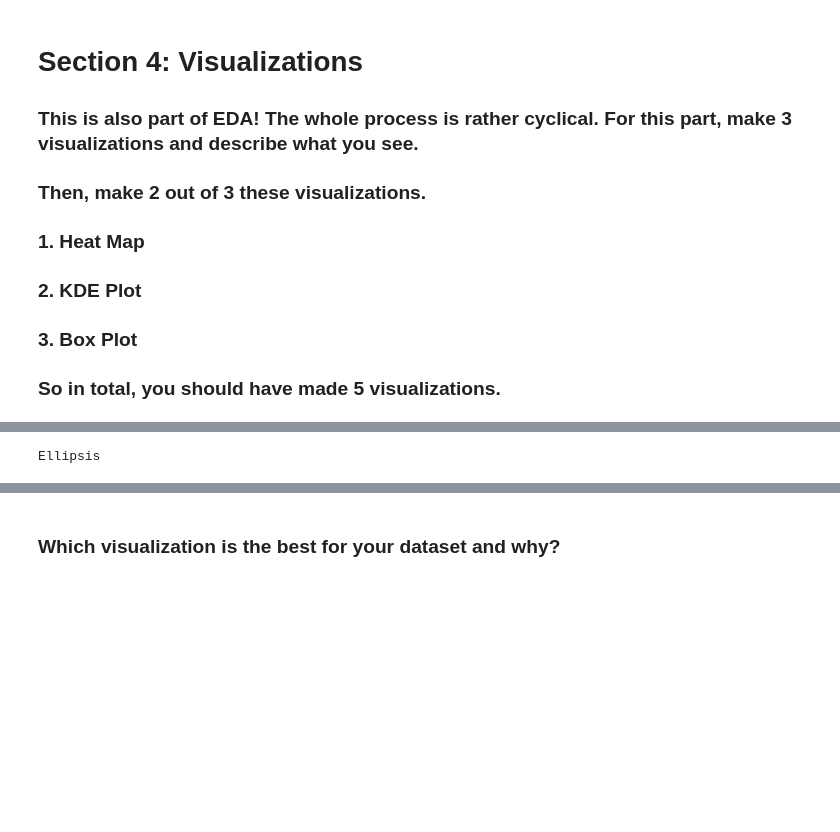
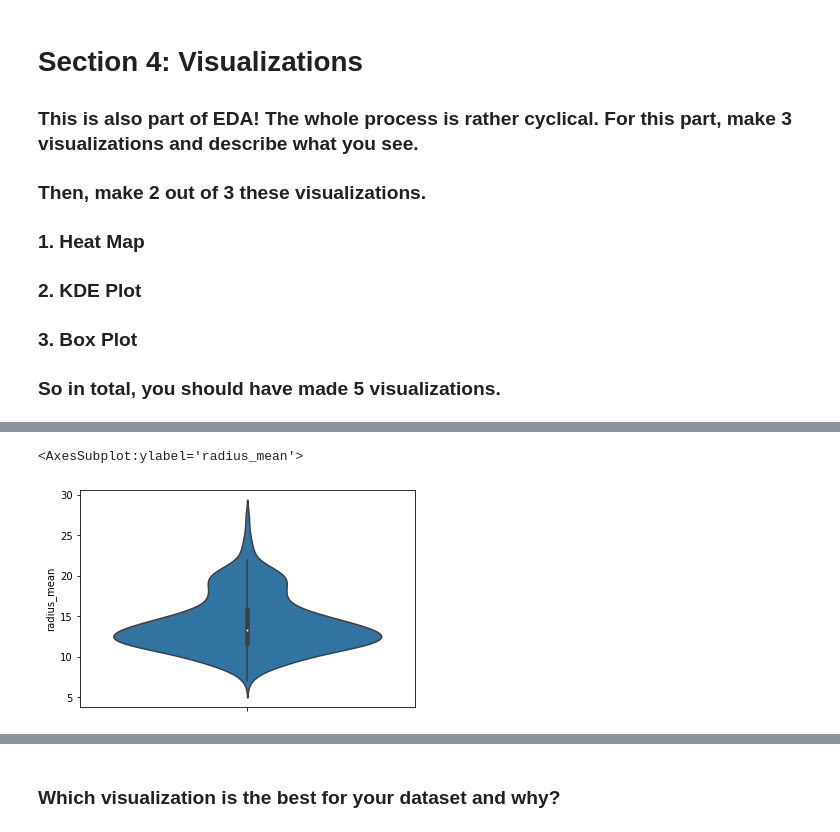
Before and after one commit to satwika6/DSS, a Jupyter notebook: Data Cleaning, EDA and Visualizations.ipynb, the cells around one changed output, grey strips where cells are left out. Cells and saved outputs as stored; diff of their text form; code cells hidden in the pictures; blank space fills up the shorter version.

```diff
--- a/Data Cleaning, EDA and Visualizations.ipynb
+++ b/Data Cleaning, EDA and Visualizations.ipynb
@@ -228,11 +373,12 @@ Ellipsis
 # %%
 #Visualization 2
 
-...
+sns.violinplot(data = breast_cancer_filtered, y = 'radius_mean')
 
-#Your observations
+# This is a violin plot of the radius mean column. It indicates that the distribution is most likely unimodal as there is a lot of datapoints located around the value of 12.5
 # %% [output]
-Ellipsis
+<AxesSubplot:ylabel='radius_mean'>
+[figure, added]
 # %%
 #Visualization 3
 
```
Also changed, not shown: parts of 21 cells of this notebook, 2 other files.
